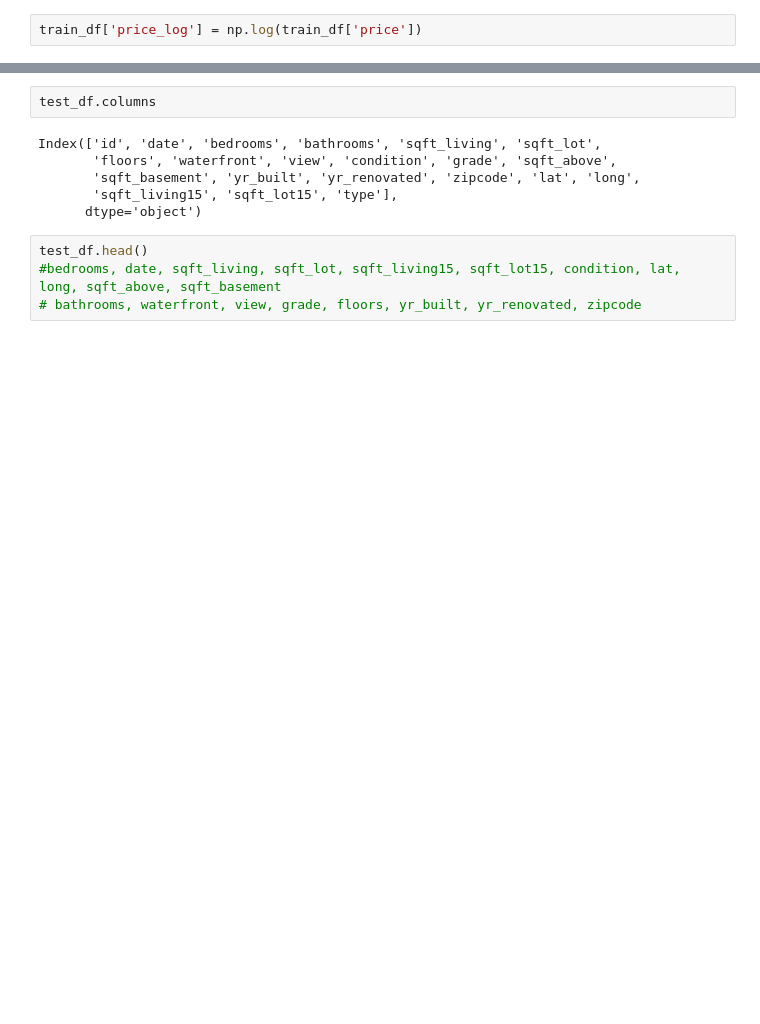
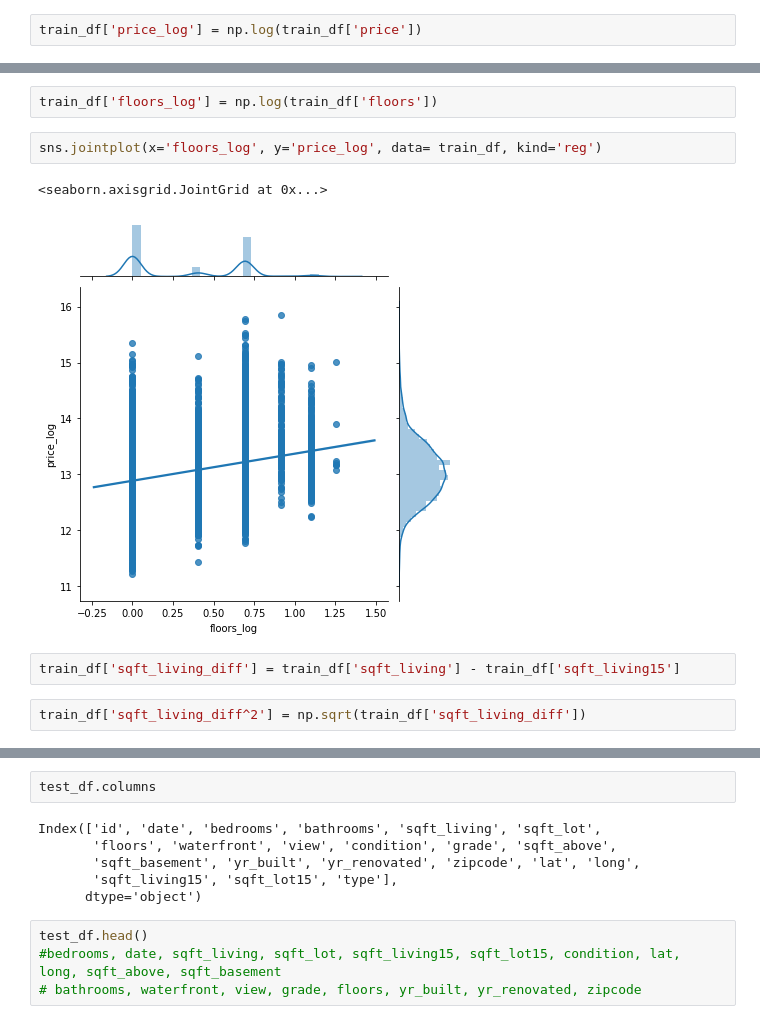
Before and after one commit to binyaz/kings_county_binya_albert_bakeoff, a Jupyter notebook: Applied_practice-Albert-Um.ipynb, the cells around one changed output, grey strips where cells are left out. Saved outputs shown, nothing was run; the diff lists cells and outputs as text; blank space fills up the shorter version.

```diff
--- a/Applied_practice-Albert-Um.ipynb
+++ b/Applied_practice-Albert-Um.ipynb
@@ -567,0 +593,11 @@ ValueError: could not convert string to float: 'train'
+# %%
+train_df['floors_log'] = np.log(train_df['floors'])
+# %%
+sns.jointplot(x='floors_log', y='price_log', data= train_df, kind='reg')
+# %% [output]
+<seaborn.axisgrid.JointGrid at 0x...>
+[figure, added]
+# %%
+train_df['sqft_living_diff'] = train_df['sqft_living'] - train_df['sqft_living15']
+# %%
+train_df['sqft_living_diff^2'] = np.sqrt(train_df['sqft_living_diff'])
```
Also changed, not shown: parts of 77 cells of this notebook.
